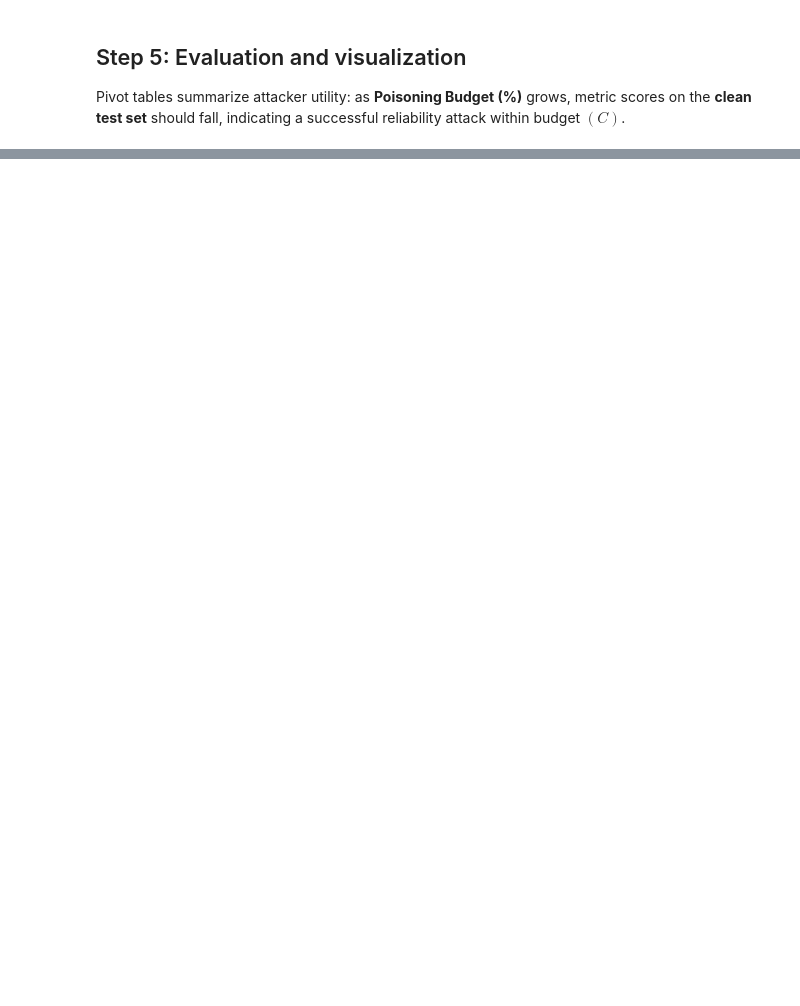
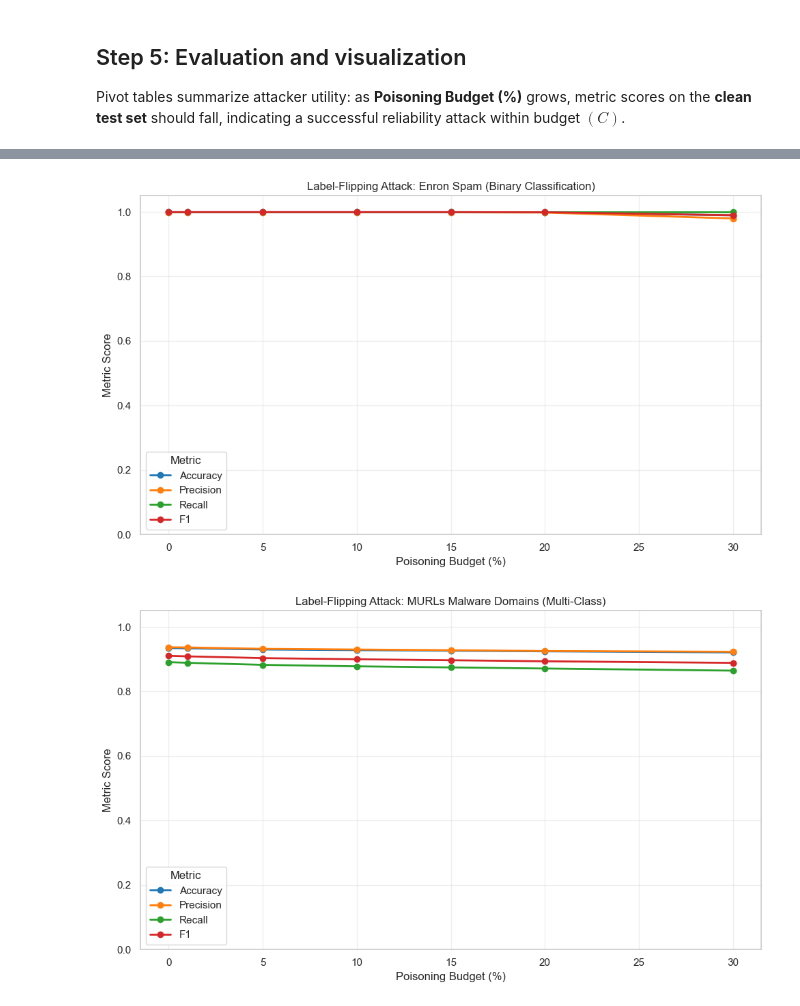
Before and after one commit to NoProblem01/Budget-Poisoning-Analysis, a Jupyter notebook: poisoning_budget_analysis.ipynb, the cells around one changed output, grey strips where cells are left out. Drawn from its saved outputs; the diff is of its cells as text; code cells hidden in the pictures; blank space fills up the shorter version.

Commit message:
First run, Changed Multi-Label dataset

```diff
--- a/poisoning_budget_analysis.ipynb
+++ b/poisoning_budget_analysis.ipynb
@@ -55,26 +55,3 @@ TEST_SIZE = 0.20
 
 sns.set_theme(style="whitegrid", context="notebook")
 plt.rcParams["figure.figsize"] = (10, 6)
-# %%
-def load_enron_dataset(csv_path: Path = ENRON_CSV) -> pd.DataFrame:
-    df = pd.read_csv(csv_path)
-    required = {"text", "label"}
-    missing = required - set(df.columns)
-    if missing:
-        raise ValueError(
-            f"Enron CSV missing columns {missing}. "
-            "Rename columns to 'text' and 'label' in this function."
-        )
-    return df[["text", "label"]].dropna().reset_index(drop=True)
-
-
-def load_umudga_dataset(csv_path: Path = UMUDGA_CSV) -> pd.DataFrame:
-    df = pd.read_csv(csv_path)
-    required = {"text", "label"}
-    missing = required - set(df.columns)
-    if missing:
-        raise ValueError(
-            f"UMUDGA CSV missing columns {missing}. "
-            "Rename columns to 'text' and 'label' in this function."
-        )
-    return df[["text", "label"]].dropna().reset_index(drop=True)
@@ -89,7 +200,7 @@ def preprocess_and_vectorize(
     test_size: float = TEST_SIZE,
     random_state: int = RANDOM_STATE,
 ):
-    """TF-IDF features, label encoding, and stratified train/test split."""
+    #TF-IDF features, label encoding, and stratified train/test split.
     texts = df["text"].astype(str)
     label_encoder = LabelEncoder()
     y = label_encoder.fit_transform(df["label"])
@@ -219,6 +330,6 @@ def run_poisoning_experiment(
 # %%
 enron_df = load_enron_dataset()
-umudga_df = load_umudga_dataset()
+MURLs_df = load_murls_dataset()
 
 print(f"Enron samples: {len(enron_df):,} | classes: {enron_df['label'].nunique()}")
-print(f"UMUDGA samples: {len(umudga_df):,} | classes: {umudga_df['label'].nunique()}")
+print(f"MURLs samples: {len(MURLs_df):,} | classes: {MURLs_df['label'].nunique()}")
@@ -225,6 +339,6 @@ print(f"UMUDGA samples: {len(umudga_df):,} | classes: {umudga_df['label'].nuniqu
 # %%
 X_train_e, X_test_e, y_train_e, y_test_e, n_classes_e, _ = preprocess_and_vectorize(enron_df)
-X_train_u, X_test_u, y_train_u, y_test_u, n_classes_u, le_u = preprocess_and_vectorize(umudga_df)
+X_train_u, X_test_u, y_train_u, y_test_u, n_classes_u, le_u = preprocess_and_vectorize(MURLs_df)
 
 results_enron = run_poisoning_experiment(
     X_train_e,
@@ -236,15 +350,15 @@ results_enron = run_poisoning_experiment(
     metric_average="binary",
 )
 
-results_umudga = run_poisoning_experiment(
+results_MURLs = run_poisoning_experiment(
     X_train_u,
     X_test_u,
     y_train_u,
     y_test_u,
     num_classes=n_classes_u,
-    dataset_name="UMUDGA (Multi-Class)",
+    dataset_name="MURLs (Multi-Class)",
     metric_average="macro",
 )
 
-results_all = pd.concat([results_enron, results_umudga], ignore_index=True)
+results_all = pd.concat([results_enron, results_MURLs], ignore_index=True)
 results_all
@@ -284,33 +435,36 @@ def plot_poisoning_degradation(
         subset = df[df["metric"] == metric].sort_values("budget_pct")
         ax.plot(
             subset["budget_pct"],
             subset["score"],
             marker="o",
             linewidth=2,
             label=metric.capitalize(),
             color=color,
         )
 
     ax.set_xlabel("Poisoning Budget (%)")
     ax.set_ylabel("Metric Score")
     ax.set_title(title)
     ax.set_ylim(0, 1.05)
     ax.legend(title="Metric", loc="best")
     ax.grid(True, alpha=0.3)
     plt.tight_layout()
     if save_path is not None:
         fig.savefig(save_path, dpi=150, bbox_inches="tight")
     plt.show()
 
 
 plot_poisoning_degradation(
     results_enron,
     title="Label-Flipping Attack: Enron Spam (Binary Classification)",
     save_path=Path("enron_poisoning_budget.png"),
 )
 
 plot_poisoning_degradation(
-    results_umudga,
-    title="Label-Flipping Attack: UMUDGA Malware Domains (Multi-Class)",
-    save_path=Path("umudga_poisoning_budget.png"),
+    results_MURLs,
+    title="Label-Flipping Attack: MURLs Malware Domains (Multi-Class)",
+    save_path=Path("MURLs_poisoning_budget.png"),
 )
+# %% [output]
+[figure, added]
+[figure, added]
```
Also changed, not shown: parts of 11 cells of this notebook, 1 other file.
